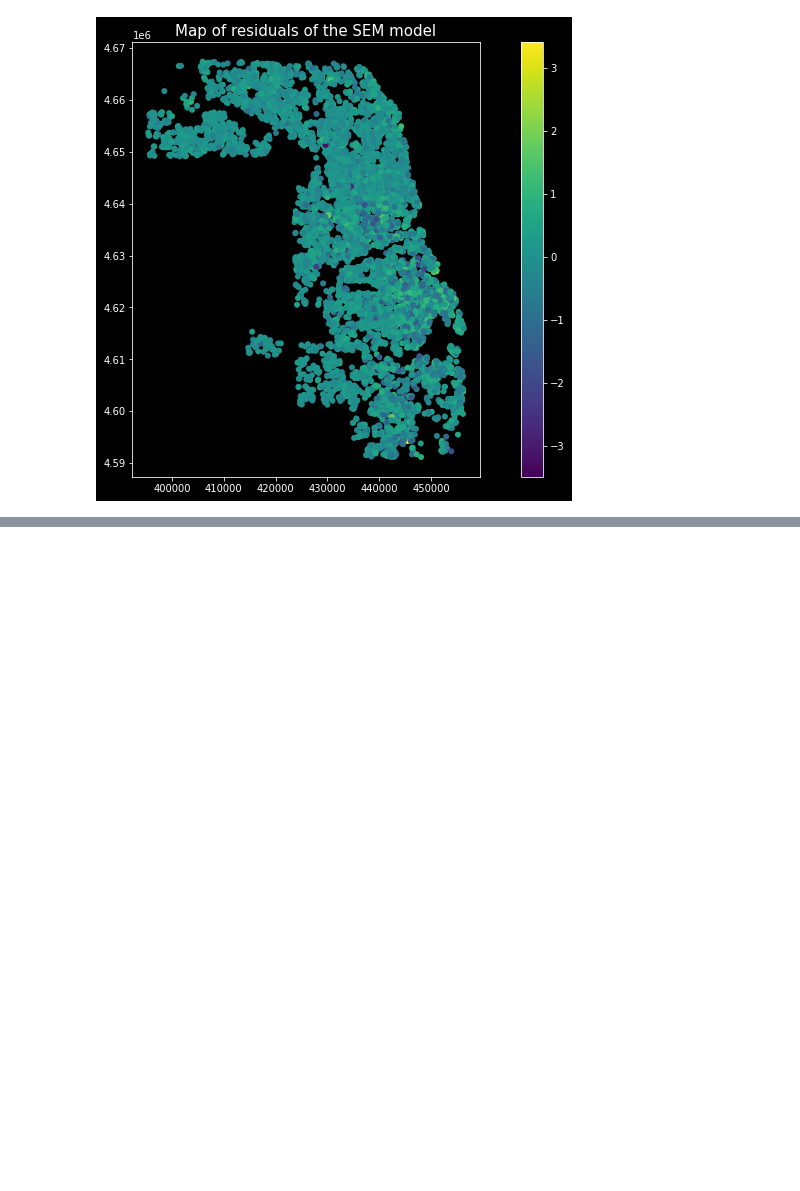
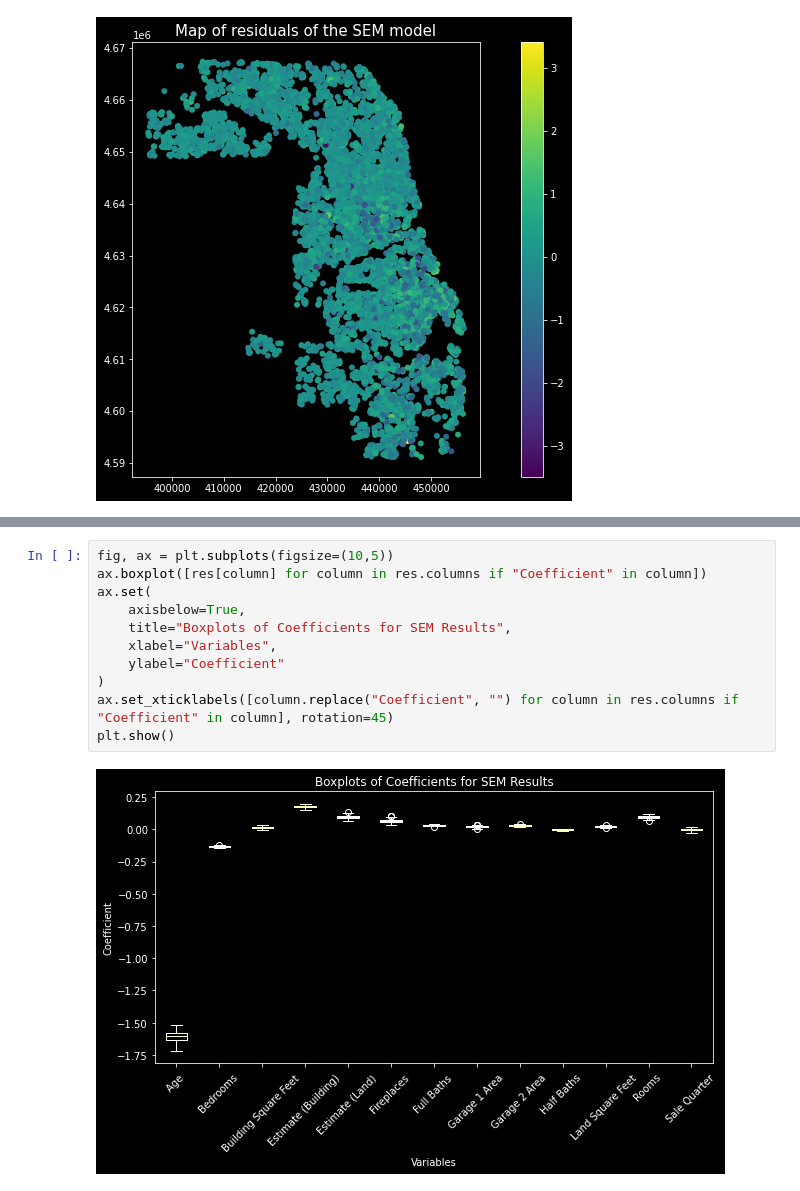
Before and after one commit to alexandermichels/ChicagoHousingModels, a Jupyter notebook: notebooks/SpatialErrorModel.ipynb, the cells around one changed output, grey strips where cells are left out. Drawn from its saved outputs; the diff is of its cells as text; blank space fills up the shorter version.

```diff
--- a/notebooks/SpatialErrorModel.ipynb
+++ b/notebooks/SpatialErrorModel.ipynb
@@ -132,0 +175,13 @@ plt.show()
+# %%
+fig, ax = plt.subplots(figsize=(10,5))
+ax.boxplot([res[column] for column in res.columns if "Coefficient" in column])
+ax.set(
+    axisbelow=True,
+    title="Boxplots of Coefficients for SEM Results",
+    xlabel="Variables",
+    ylabel="Coefficient"
+)
+ax.set_xticklabels([column.replace("Coefficient", "") for column in res.columns if "Coefficient" in column], rotation=45)
+plt.show()
+# %% [output]
+[figure, added]
```
Also changed, not shown: parts of 15 cells of this notebook, 20 other files.
